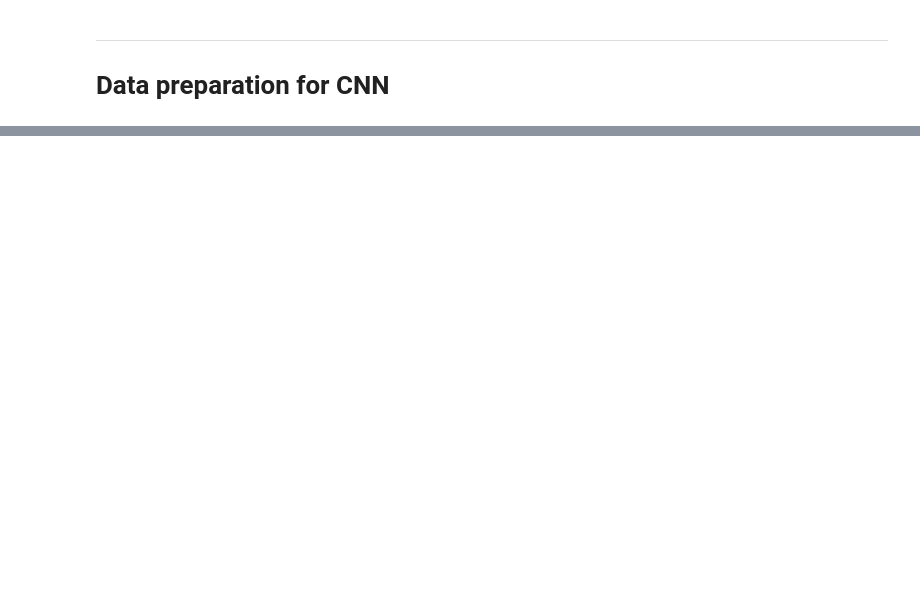
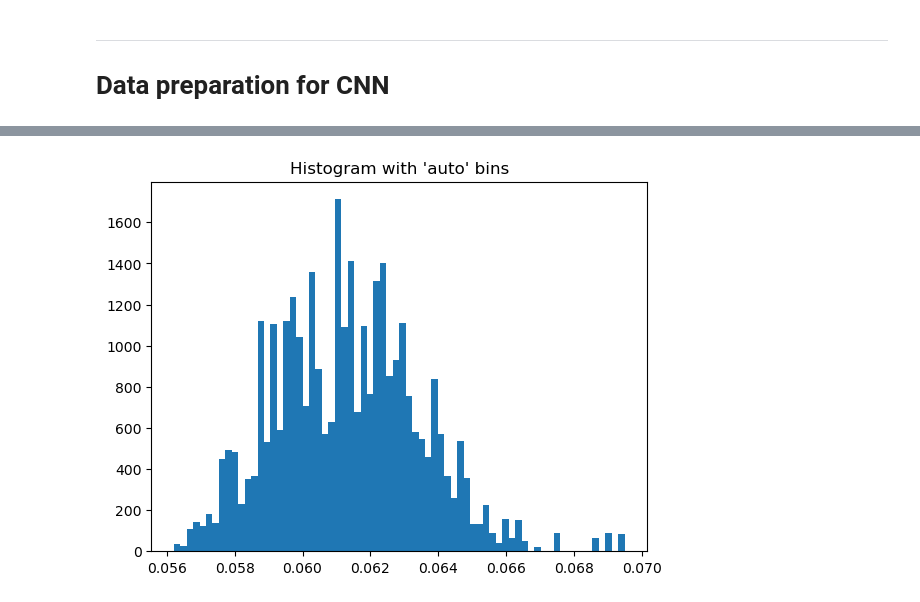
Before and after one commit to Xteom/DNN-Genetics, a Jupyter notebook: GEN_02-Prep.ipynb, the cells around one changed output, grey strips where cells are left out. Cells and saved outputs as stored; diff of their text form; code cells hidden in the pictures; blank space fills up the shorter version.

```diff
--- a/GEN_02-Prep.ipynb
+++ b/GEN_02-Prep.ipynb
@@ -224,0 +404,7 @@ model.fit(DNA_train, labels_train, batch_size=BATCHES, epochs=epochs, verbose=2,
+# %%
+# Load model back into memory, and use it for prediction
+from tensorflow.keras.models import load_model
+DNN = load_model("S2S_model.h5")
+
+y_test_hat = DNN.predict(x=DNA_test)
+print(y_test_hat.shape)
@@ -224,0 +414,8 @@ model.fit(DNA_train, labels_train, batch_size=BATCHES, epochs=epochs, verbose=2,
+# %%
+import matplotlib.pyplot as plt
+a = np.hstack((y_test_hat))
+_ = plt.hist(a, bins='auto')  # arguments are passed to np.histogram
+plt.title("Histogram with 'auto' bins")
+plt.show()
+# %% [output]
+[figure, added]
```
Also changed, not shown: parts of 20 cells of this notebook, 1 other file.
